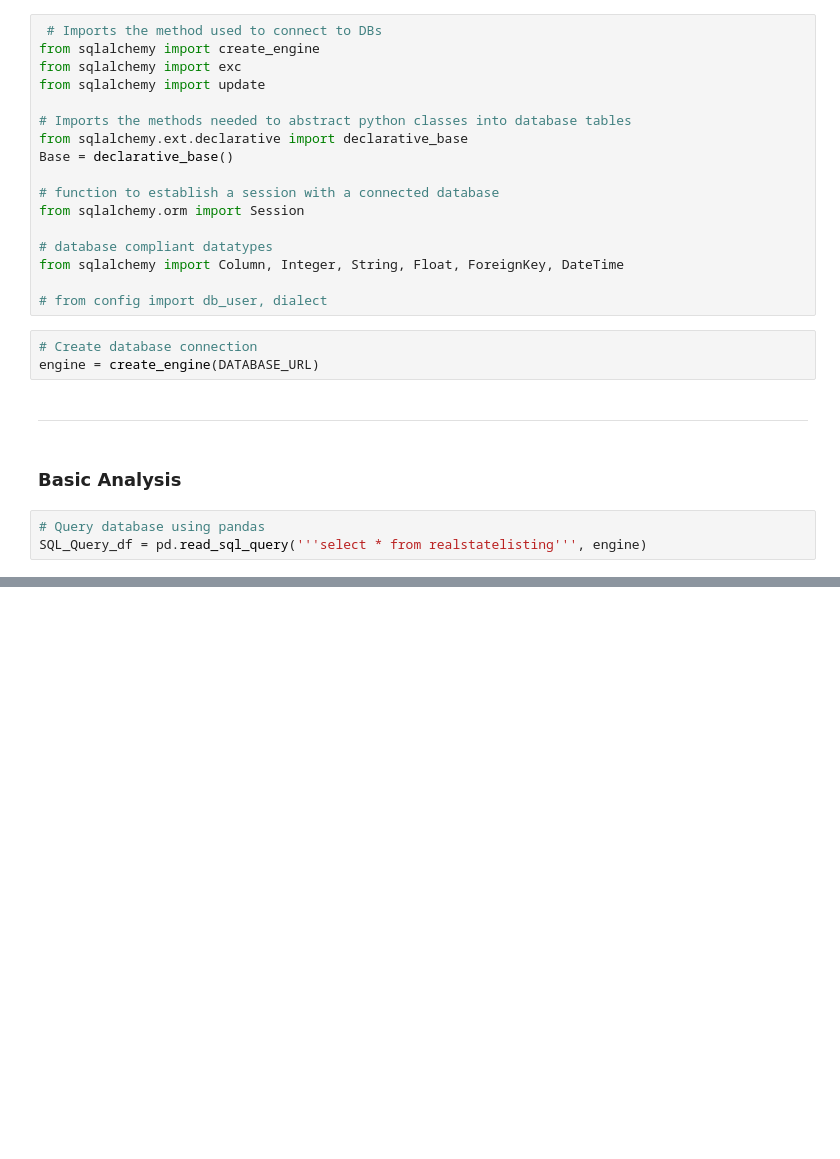
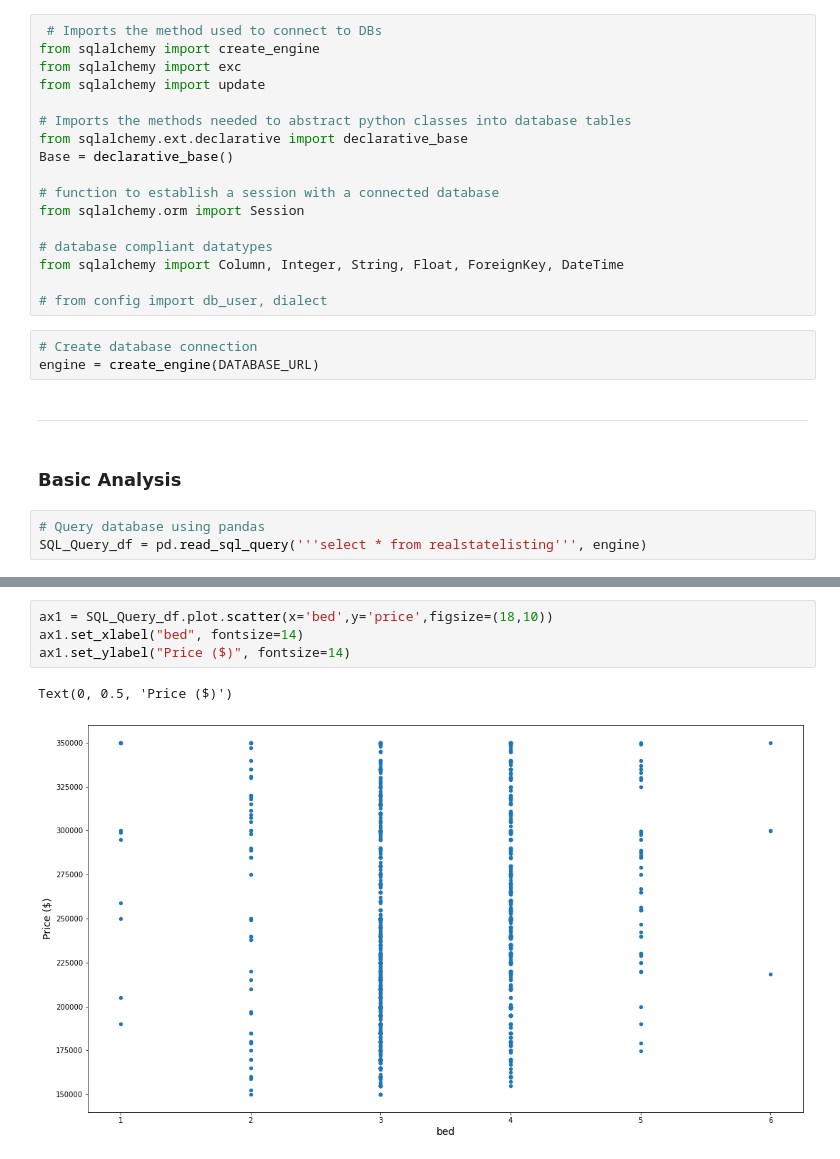
Before and after one commit to gpivaro/Project_3, a Jupyter notebook: Real_State_Analysis.ipynb, the cells around one changed output, grey strips where cells are left out. Saved outputs shown, nothing was run; the diff lists cells and outputs as text; blank space fills up the shorter version.

```diff
--- a/Real_State_Analysis.ipynb
+++ b/Real_State_Analysis.ipynb
@@ -85,0 +126,7 @@ Text(0, 0.5, 'longitude')
+# %%
+ax1 = SQL_Query_df.plot.scatter(x='bed',y='price',figsize=(18,10))
+ax1.set_xlabel("bed", fontsize=14)
+ax1.set_ylabel("Price ($)", fontsize=14)
+# %% [output]
+Text(0, 0.5, 'Price ($)')
+[figure, added]
```
Also changed, not shown: parts of 11 cells of this notebook, 4 other files.
